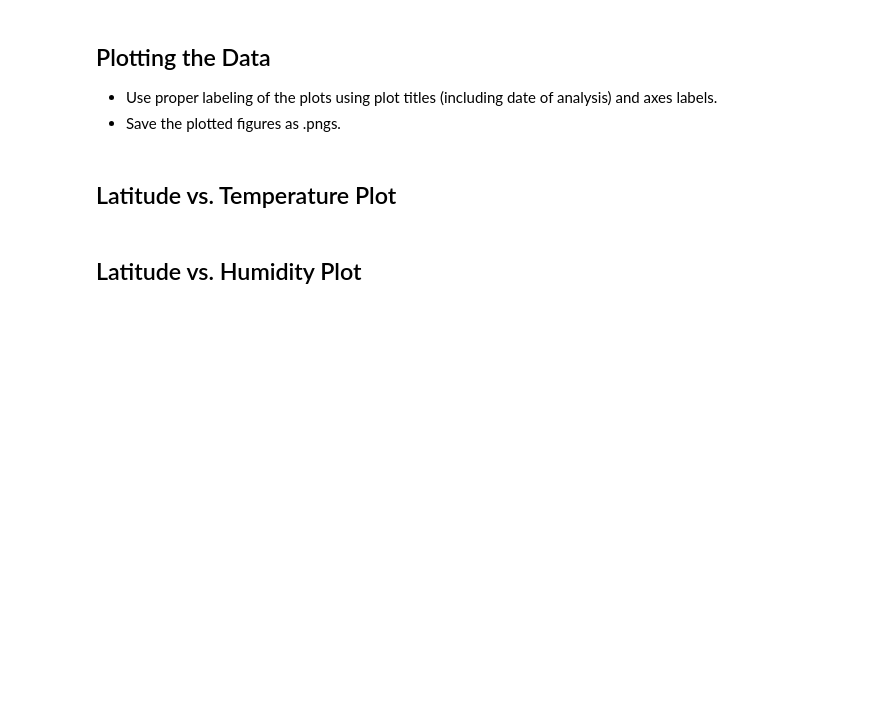
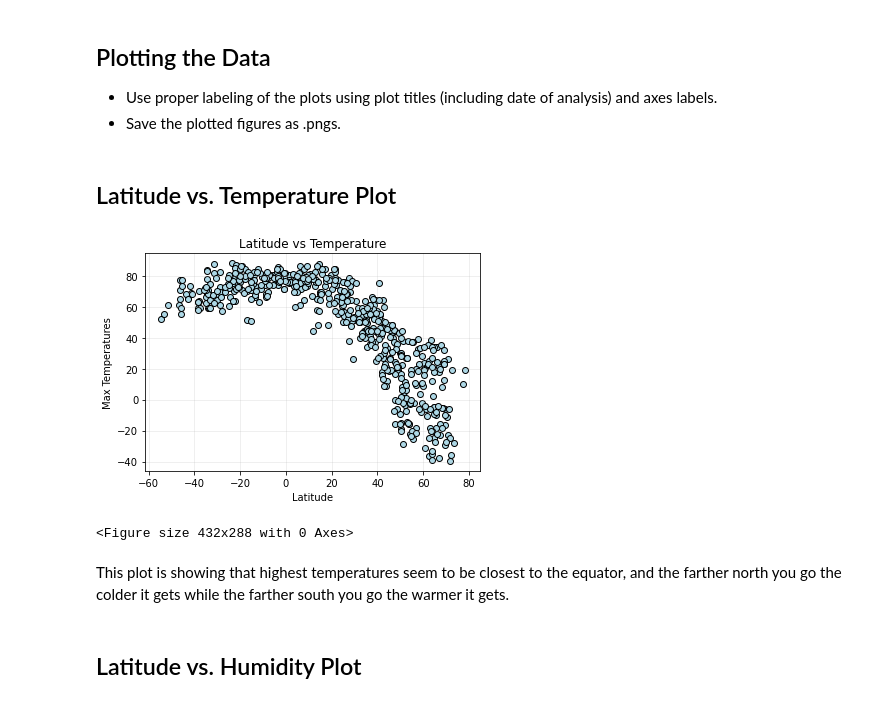
Before and after one commit to shaff183/python-api-challenge, a Jupyter notebook: WeatherPy/WeatherPy.ipynb, the cells around one changed output. Drawn from its saved outputs; the diff is of its cells as text; code cells hidden in the pictures; blank space fills up the shorter version.

Commit message:
Added all scatterplots and observations on them

```diff
--- a/WeatherPy/WeatherPy.ipynb
+++ b/WeatherPy/WeatherPy.ipynb
@@ -182,2 +180,16 @@ plt.title('Latitude vs Temperature')
+# %%
+# scatter plot of latitude vs temperature
+plt.scatter(clean_city_data['Lat'], clean_city_data['Max Temp'], color='lightblue', edgecolor='black')
+plt.title('Latitude vs Temperature')
+plt.ylabel('Max Temperatures')
+plt.xlabel('Latitude')
+plt.grid(alpha=.25)
+plt.show()
+plt.savefig('../Images/LatvsTemp.png')
+# %% [output]
+[figure, added]
+<Figure size 432x288 with 0 Axes>
+# %% [markdown]
+This plot is showing that highest temperatures seem to be closest to the equator, and the farther north you go the colder it gets while the farther south you go the warmer it gets.
 # %% [markdown]
 ## Latitude vs. Humidity Plot
```
Also changed, not shown: parts of 12 cells of this notebook, 6 other files.
